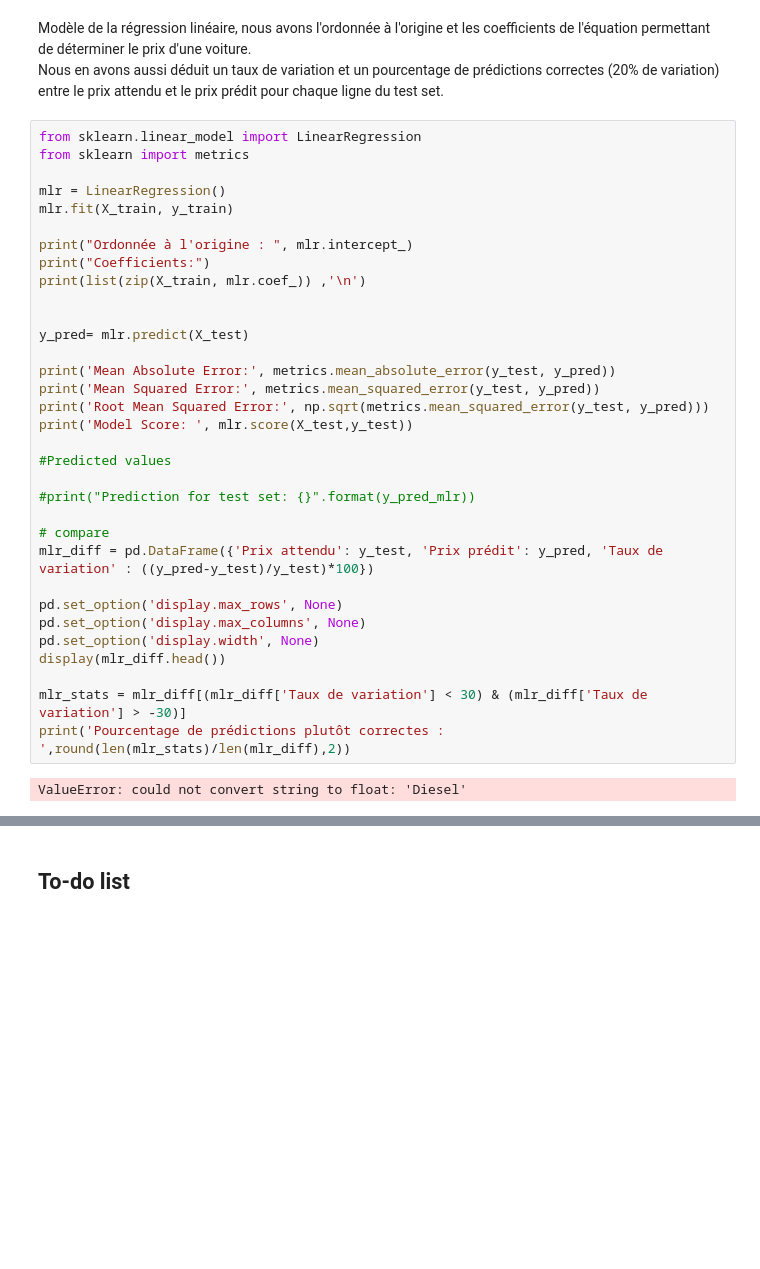
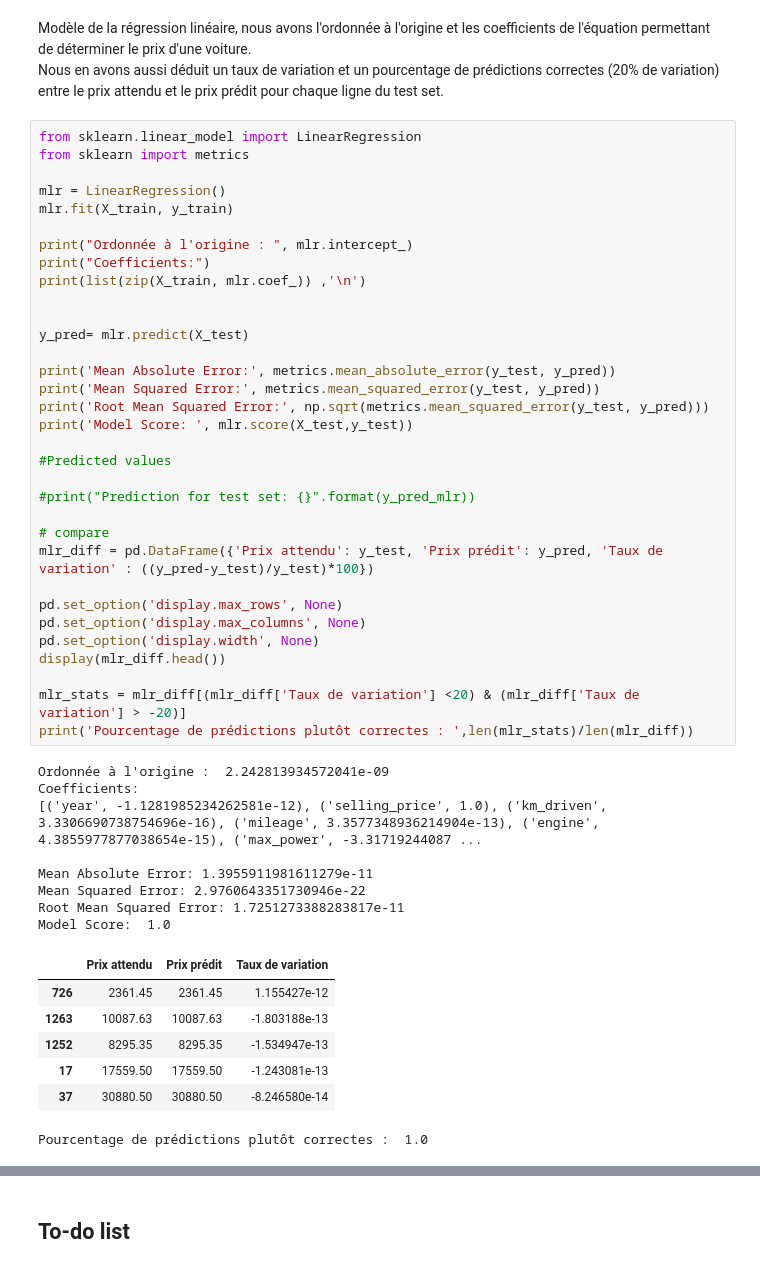
Before and after one commit to jagereren/Car-price-prediction-Machine-learning, a Jupyter notebook: projet_ias.ipynb, the cells around one changed output, grey strips where cells are left out. Drawn from its saved outputs; the diff is of its cells as text; blank space fills up the shorter version.

```diff
--- a/projet_ias.ipynb
+++ b/projet_ias.ipynb
@@ -351,36 +377,50 @@ from sklearn.linear_model import LinearRegression
 from sklearn import metrics
 
 mlr = LinearRegression()
 mlr.fit(X_train, y_train)
 
 print("Ordonnée à l'origine : ", mlr.intercept_)
 print("Coefficients:")
 print(list(zip(X_train, mlr.coef_)) ,'\n')
 
 
 y_pred= mlr.predict(X_test)
 
 print('Mean Absolute Error:', metrics.mean_absolute_error(y_test, y_pred))
 print('Mean Squared Error:', metrics.mean_squared_error(y_test, y_pred))
 print('Root Mean Squared Error:', np.sqrt(metrics.mean_squared_error(y_test, y_pred)))
 print('Model Score: ', mlr.score(X_test,y_test))
 
 #Predicted values
 
 #print("Prediction for test set: {}".format(y_pred_mlr))
 
 # compare
 mlr_diff = pd.DataFrame({'Prix attendu': y_test, 'Prix prédit': y_pred, 'Taux de variation' : ((y_pred-y_test)/y_test)*100})
 
 pd.set_option('display.max_rows', None)
 pd.set_option('display.max_columns', None)
 pd.set_option('display.width', None)
 display(mlr_diff.head())
 
-mlr_stats = mlr_diff[(mlr_diff['Taux de variation'] < 30) & (mlr_diff['Taux de variation'] > -30)]
-print('Pourcentage de prédictions plutôt correctes : ',round(len(mlr_stats)/len(mlr_diff),2))
+mlr_stats = mlr_diff[(mlr_diff['Taux de variation'] <20) & (mlr_diff['Taux de variation'] > -20)]
+print('Pourcentage de prédictions plutôt correctes : ',len(mlr_stats)/len(mlr_diff))
 # %% [output]
-ValueError: could not convert string to float: 'Diesel'
+Ordonnée à l'origine :  2.242813934572041e-09
+Coefficients:
+[('year', -1.1281985234262581e-12), ('selling_price', 1.0), ('km_driven', 3.3306690738754696e-16), ('mileage', 3.3577348936214904e-13), ('engine', 4.3855977877038654e-15), ('max_power', -3.31719244087 ...
+
+Mean Absolute Error: 1.3955911981611279e-11
+Mean Squared Error: 2.9760643351730946e-22
+Root Mean Squared Error: 1.7251273388283817e-11
+Model Score:  1.0
+|  | Prix attendu | Prix prédit | Taux de variation |
+| 726 | 2361.45 | 2361.45 | 1.155427e-12 |
+| 1263 | 10087.63 | 10087.63 | -1.803188e-13 |
+| 1252 | 8295.35 | 8295.35 | -1.534947e-13 |
+| 17 | 17559.50 | 17559.50 | -1.243081e-13 |
+| 37 | 30880.50 | 30880.50 | -8.246580e-14 |
+Pourcentage de prédictions plutôt correctes :  1.0
 # %%
 from sklearn.ensemble import RandomForestRegressor
 #from sklearn import metrics
```
Also changed, not shown: parts of 21 cells of this notebook, 1 other file.
